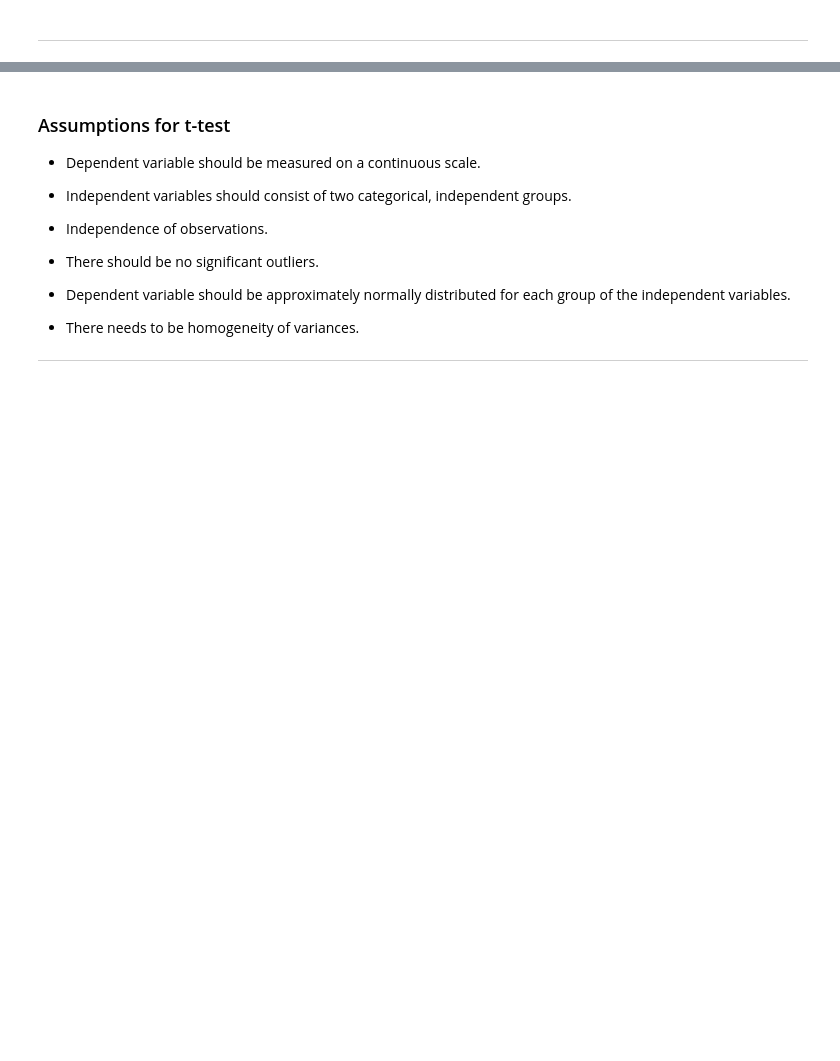
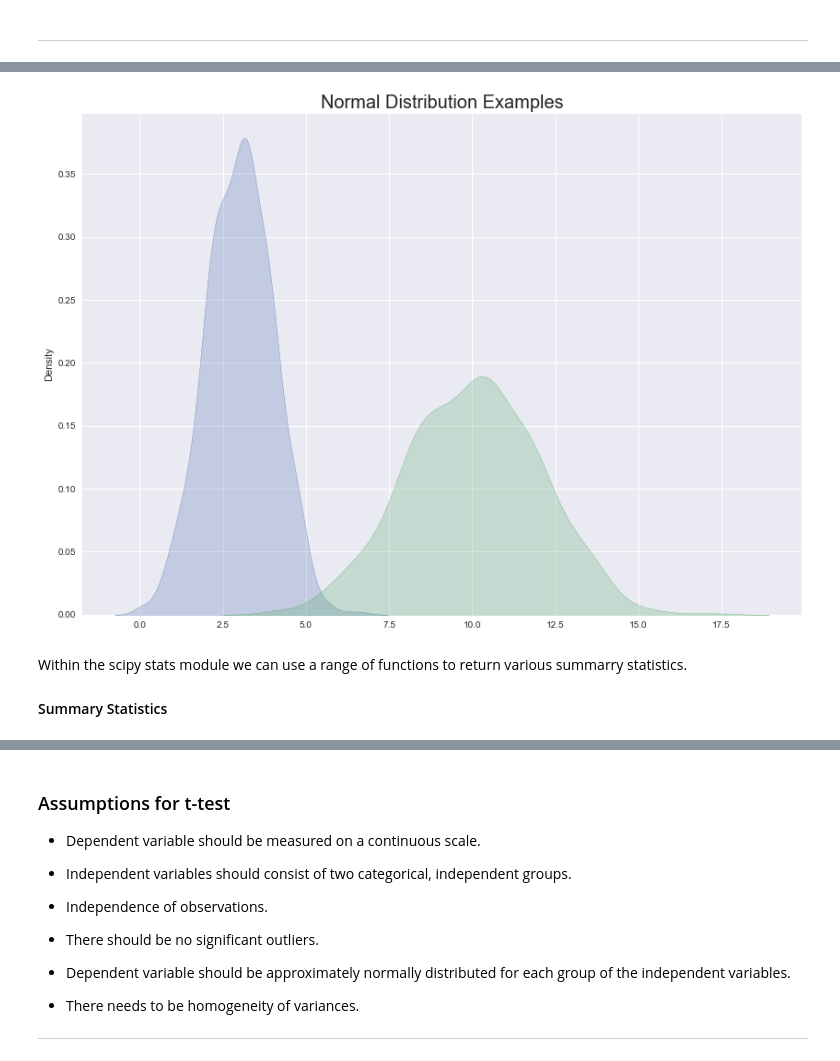
Before and after one commit to conor1982/ML_and_Stats_Assessment, a Jupyter notebook: scipy-stats.ipynb, the cells around one changed output, grey strips where cells are left out. Saved outputs shown, nothing was run; the diff lists cells and outputs as text; code cells hidden in the pictures; blank space fills up the shorter version.

Commit message:
requirement file update and scipy notebook overview added

```diff
--- a/scipy-stats.ipynb
+++ b/scipy-stats.ipynb
@@ -37,0 +51,15 @@ plt.rcParams['figure.figsize'] = [14, 10]
+# %%
+from scipy.stats import norm, kurtosis, binom
+
+n1 = norm.rvs(loc=3,scale=1,size=1000, random_state=3)
+n2 = norm.rvs(loc=10,scale=2,size=1000, random_state=3)
+# %%
+plt.title('Normal Distribution Examples',fontsize=20)
+sns.kdeplot(n1,fill=True)
+sns.kdeplot(n2,fill=True);
+# %% [output]
+[figure, added]
+# %% [markdown]
+Within the scipy stats module we can use a range of functions to return various summarry statistics.
+
+#### Summary Statistics
```
Also changed, not shown: parts of 47 cells of this notebook, 1 other file.
